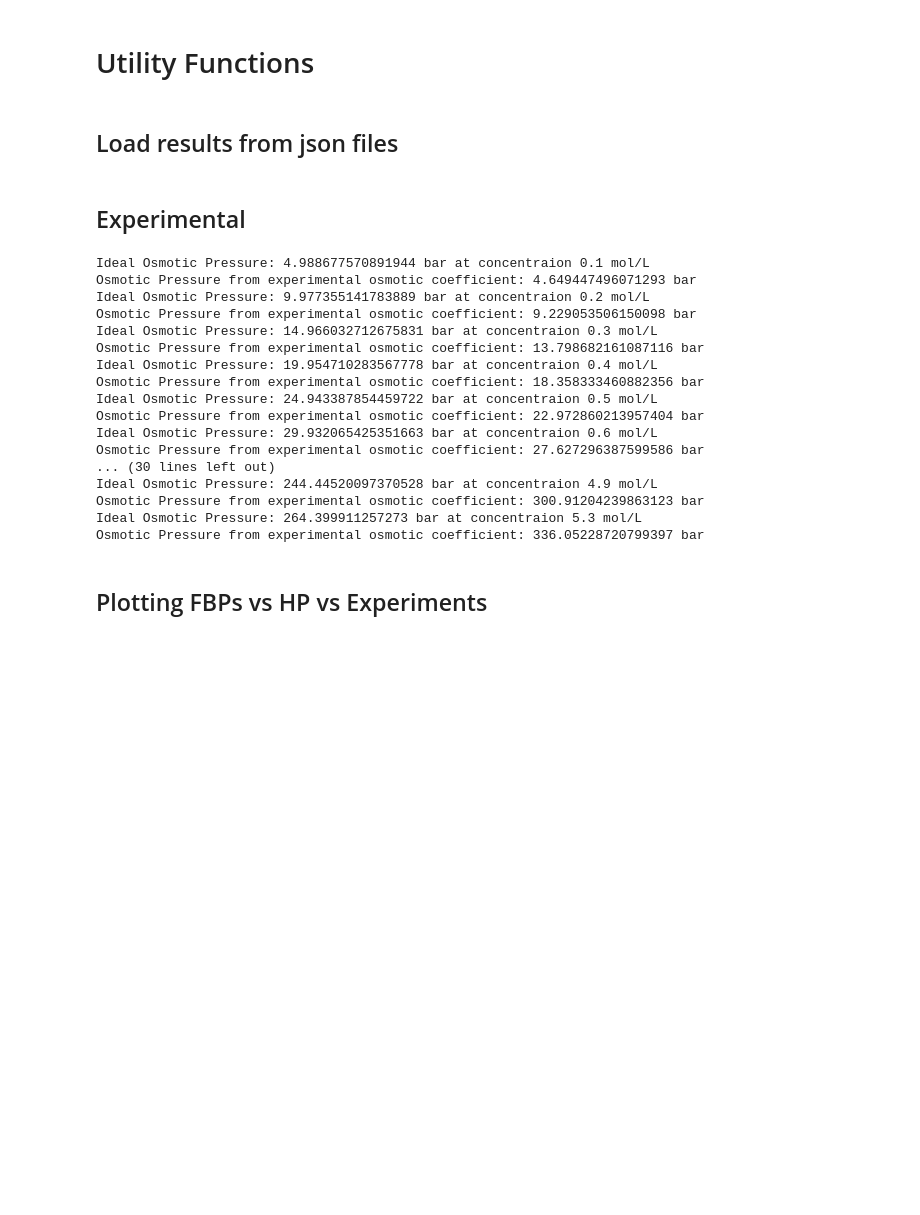
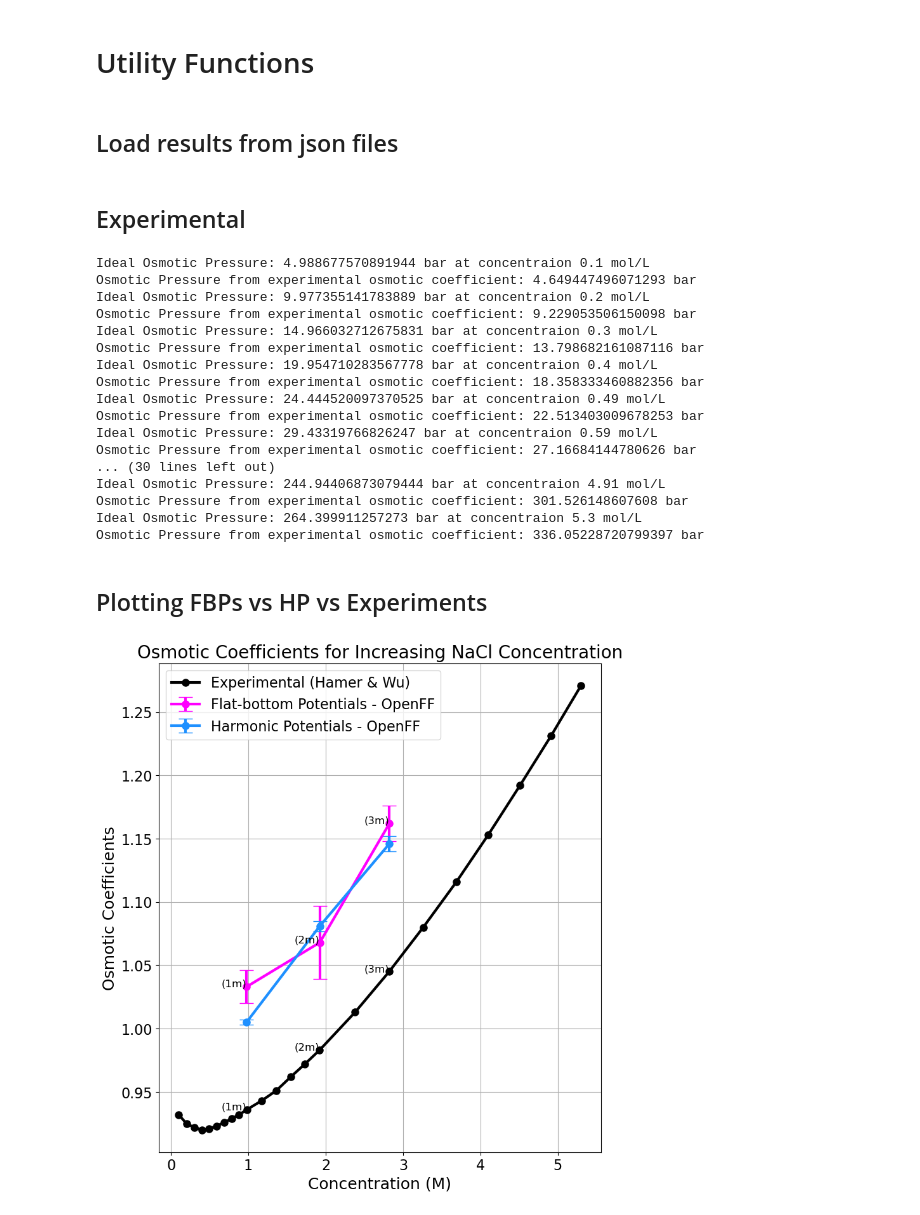
Before and after one commit to barmoral/osmotic_calculations, a Jupyter notebook: FBPs_vs_HP_vs_Experiments/results_FBP_vs_HP.ipynb, the cells around one changed output. Saved outputs shown, nothing was run; the diff lists cells and outputs as text; code cells hidden in the pictures; blank space fills up the shorter version.

```diff
--- a/FBPs_vs_HP_vs_Experiments/results_FBP_vs_HP.ipynb
+++ b/FBPs_vs_HP_vs_Experiments/results_FBP_vs_HP.ipynb
@@ -136,7 +136,11 @@ hp_results=load_results('hps')
 # %%
 # Molar concentrations corresponding to 1 molal, 2 molal, and 3 molal
 concs=[molal_infos[i+1].molarity.in_units_of(mole/litre) for i,m in enumerate(molalities)]
-exp_concs=[0.1,0.2,0.3,0.4,0.5,0.6,0.7,0.8,0.9,1.0,1.2,1.4,1.5,1.7,1.9,2.4,2.8,3.3,3.7,4.1,4.5,4.9,5.3]*(mole/litre)
+# Molar concentration values
+exp_concs=[0.1,0.2,0.3,0.4,0.49,0.59,0.69,0.79,0.88,0.98,1.17,1.36,1.55,1.73,1.92,2.38,2.82,3.26,3.69,4.1,4.51,4.91,5.3]*(mole/litre)
+# Convert quantities to scalars in appropriate units for plotting
+exp_concs_values = [x.value_in_unit(molar) for x in exp_concs]
+concs_values = [x.value_in_unit(molar) for x in concs]
 
 # yexpOC=[molal_infos[i+1].osm_coeff_exp for i in range(len(molalities))]
 yexpOC=[0.932,0.925,0.922,0.920,0.921,0.923,0.926,0.929,0.932,0.936,0.943,0.951,0.962,0.972,0.983,1.013,1.045,1.080,1.116,1.153,1.192,1.231,1.271]
@@ -154,13 +158,13 @@ Ideal Osmotic Pressure: 14.966032712675831 bar at concentraion 0.3 mol/L
 Osmotic Pressure from experimental osmotic coefficient: 13.798682161087116 bar
 Ideal Osmotic Pressure: 19.954710283567778 bar at concentraion 0.4 mol/L
 Osmotic Pressure from experimental osmotic coefficient: 18.358333460882356 bar
-Ideal Osmotic Pressure: 24.943387854459722 bar at concentraion 0.5 mol/L
-Osmotic Pressure from experimental osmotic coefficient: 22.972860213957404 bar
-Ideal Osmotic Pressure: 29.932065425351663 bar at concentraion 0.6 mol/L
-Osmotic Pressure from experimental osmotic coefficient: 27.627296387599586 bar
+Ideal Osmotic Pressure: 24.444520097370525 bar at concentraion 0.49 mol/L
+Osmotic Pressure from experimental osmotic coefficient: 22.513403009678253 bar
+Ideal Osmotic Pressure: 29.43319766826247 bar at concentraion 0.59 mol/L
+Osmotic Pressure from experimental osmotic coefficient: 27.16684144780626 bar
 ... (30 lines left out)
-Ideal Osmotic Pressure: 244.44520097370528 bar at concentraion 4.9 mol/L
-Osmotic Pressure from experimental osmotic coefficient: 300.91204239863123 bar
+Ideal Osmotic Pressure: 244.94406873079444 bar at concentraion 4.91 mol/L
+Osmotic Pressure from experimental osmotic coefficient: 301.526148607608 bar
 Ideal Osmotic Pressure: 264.399911257273 bar at concentraion 5.3 mol/L
 Osmotic Pressure from experimental osmotic coefficient: 336.05228720799397 bar
 # %% [markdown]
@@ -170,6 +174,50 @@ Osmotic Pressure from experimental osmotic coefficient: 336.05228720799397 bar
 SMALL_SIZE = 14
 MEDIUM_SIZE = 18
 BIGGER_SIZE = 20
+# %%
+# Osmotic coefficient plot
+plt.rcParams.update({'font.size': 16})
+plt.figure(figsize=(9.0,10.0))
+
+# Experimental data
+plt.plot(exp_concs_values, yexpOC, marker='o', linestyle='-', color='black',
+         label='Experimental (Hamer & Wu)', linewidth=3, markersize=8)
+
+# Flat-bottom Potentials data with error bars
+plt.errorbar(concs_values, fbp_results['OC_Values'], yerr=fbp_results['OC_Errors'],
+             fmt='o', linestyle='-', color='magenta', capsize=8,
+             label='Flat-bottom Potentials - OpenFF', linewidth=3, markersize=8)
+
+# Flat-bottom Potentials data with error bars
+plt.errorbar(concs_values, hp_results['OC_Values'], yerr=hp_results['OC_Errors'],
+             fmt='o', linestyle='-', color='dodgerblue', capsize=8,
+             label='Harmonic Potentials - OpenFF', linewidth=3, markersize=8)
+
+# Add labels to the calculated points
+for i in range(len(concs_values)):
+    x_val = concs_values[i]  # Scalar value
+    y_val = fbp_results['OC_Values'][i]
+    plt.text(x_val, y_val, f"({molalities[i]})", fontsize=12, ha='right')
+
+# Add labels to the specific experimental points
+special_labels = {0.98: '1m', 1.92: '2m', 2.82: '3m'}
+for i in range(len(exp_concs_values)):
+    x_val = exp_concs_values[i]  # Scalar value
+    y_val = yexpOC[i]
+    if x_val in special_labels:  # Check if x_val is in the special_labels dictionary
+        plt.text(x_val, y_val, f"({special_labels[x_val]})", fontsize=12, ha='right')
+
+plt.xlabel("Concentration (M)",fontsize=MEDIUM_SIZE)
+plt.ylabel("Osmotic Coefficients",fontsize=MEDIUM_SIZE)
+# plt.xlim(0.5,3.5)
+# plt.ylim(0.92,1.22)
+plt.title('Osmotic Coefficients for Increasing NaCl Concentration', fontsize=BIGGER_SIZE)
+plt.legend(prop={'size': 16}, loc='upper left')
+plt.grid()
+plt.savefig('fbps_vs_hp_OCs.png')
+plt.show()
+# %% [output]
+[figure, added]
 # %%
 ## Osmotic pressure plot
 plt.rcParams.update({'font.size': 16})
```
Also changed, not shown: parts of 2 cells of this notebook, 2 other files.
